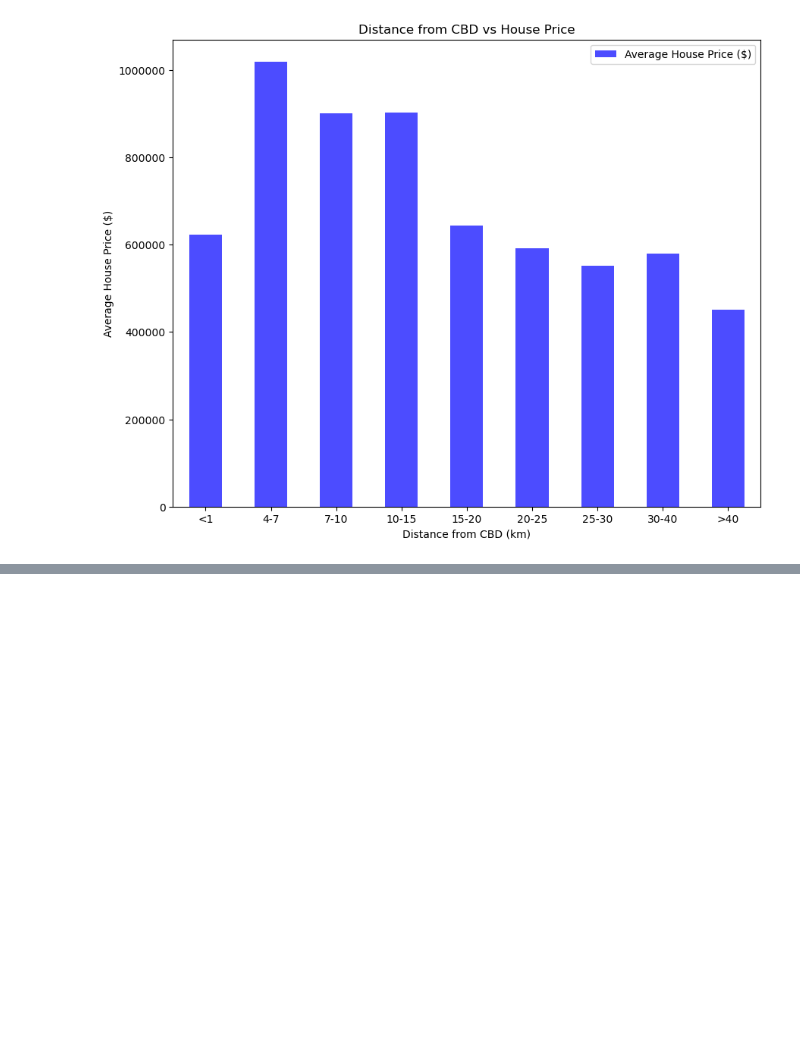
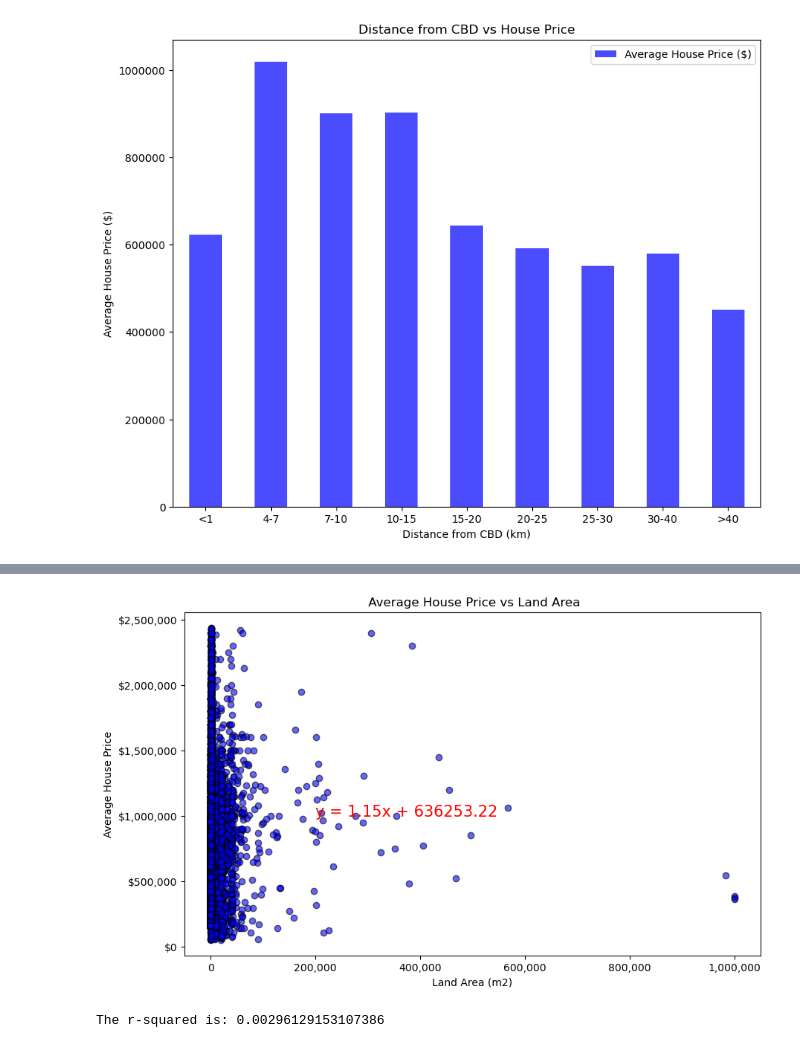
Before and after one commit to KavishNaran/Perth-Housing-Analysis, a Jupyter notebook: Perth_Housing_Analysis.ipynb, the cells around one changed output, grey strips where cells are left out. Saved outputs shown, nothing was run; the diff lists cells and outputs as text; code cells hidden in the pictures; blank space fills up the shorter version.

```diff
--- a/Perth_Housing_Analysis.ipynb
+++ b/Perth_Housing_Analysis.ipynb
@@ -108,0 +204,30 @@ station_data = pd.DataFrame({"Nearest Station Distance (m)": clean_perth_housing
+# %%
+# Set the axis values
+x_value = clean_perth_housing['LAND_AREA']
+y_value = clean_perth_housing['PRICE']
+
+
+(slope, intercept, rvalue, pvalue, stderr) = linregress(x_value, y_value)
+regress_values = x_value * slope + intercept
+line_eq = "y = " + str(round(slope,2)) + "x + " + str(round(intercept,2))
+
+# Create graph and format size
+plt.figure(figsize=(10, 6))
+plt.scatter(x_value, y_value, marker='o', color='blue', alpha=0.6, edgecolor='black')
+plt.annotate(line_eq,(200000, 1000000),fontsize=15,color="red")
+
+# plt.xticks(x_ticks)
+plt.xlabel('Land Area (m2)')
+plt.ylabel('Average House Price')
+plt.title(' Average House Price vs Land Area')
+
+# Format y-axis to readable amoutn
+formatterx = mticker.StrMethodFormatter('{x:,.0f}')
+formattery = mticker.StrMethodFormatter('${x:,.0f}')
+plt.gca().yaxis.set_major_formatter(formattery)
+plt.gca().xaxis.set_major_formatter(formatterx)
+plt.show()
+print(f"The r-squared is: {rvalue**2}")
+# %% [output]
+[figure, added]
+The r-squared is: 0.00296129153107386
```
Also changed, not shown: parts of 5 cells of this notebook.
